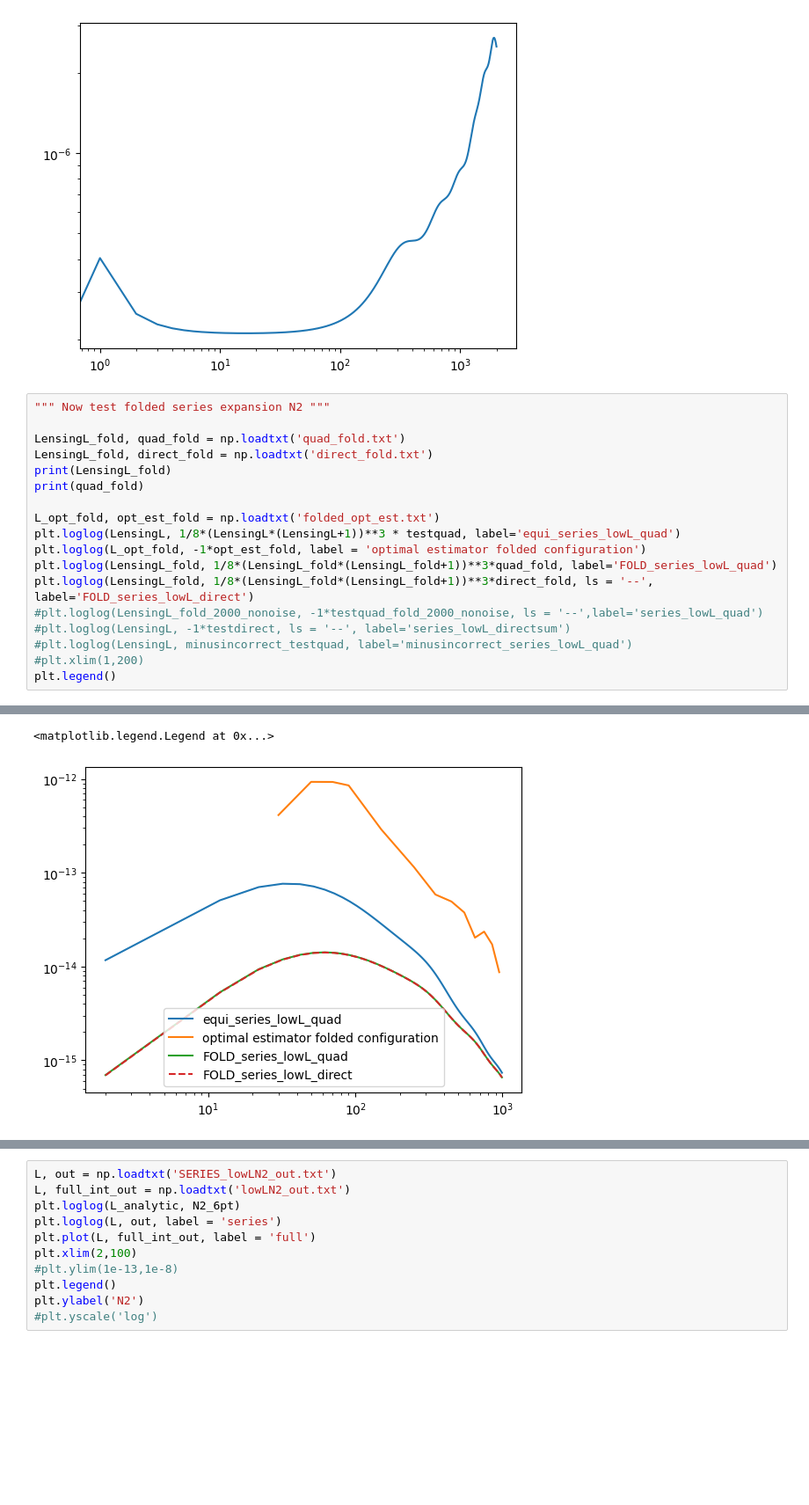
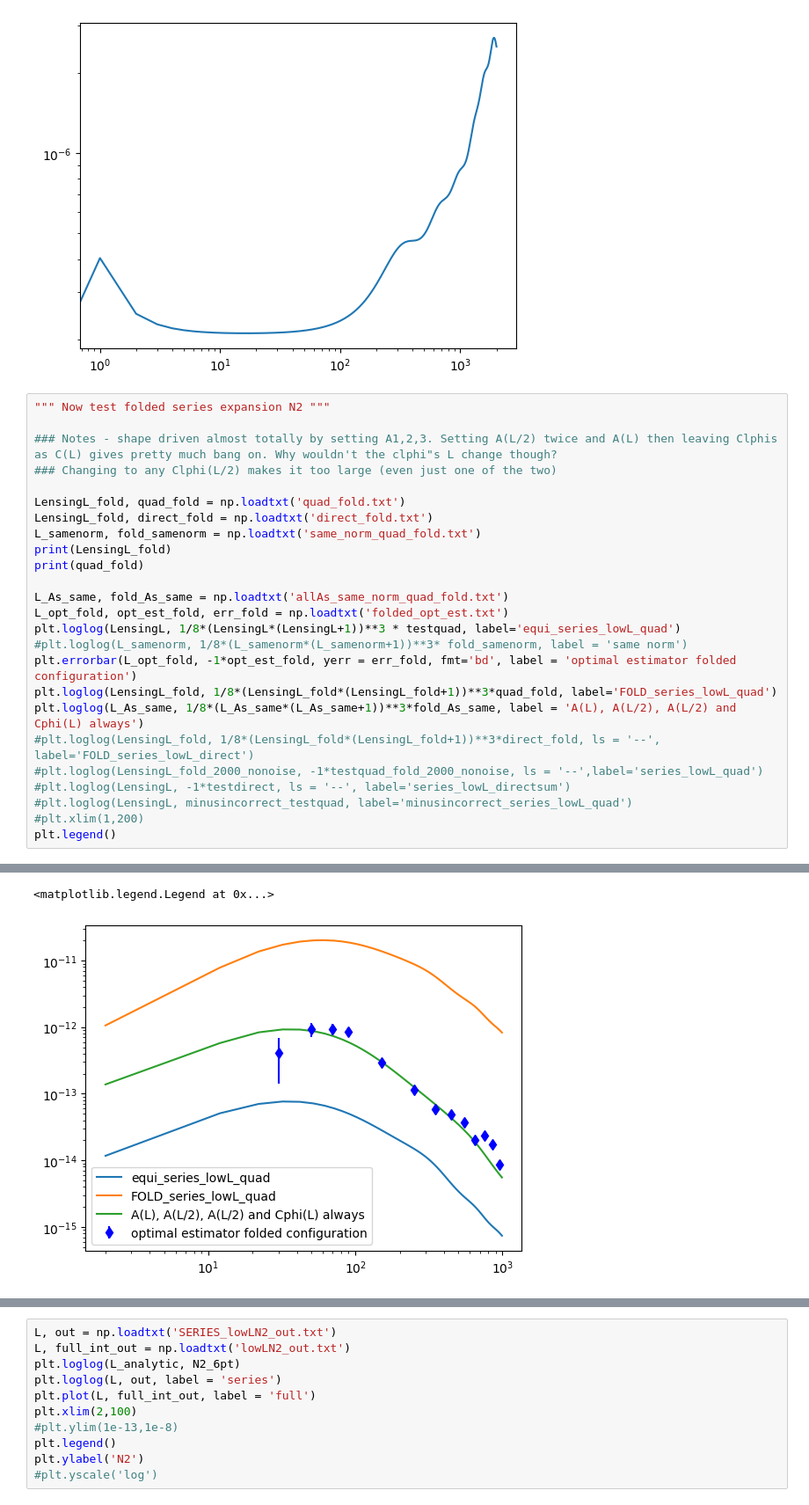
Before and after one commit to aleksandrbowkis/bispec_opt_est, a Jupyter notebook: N2_numerical/N2_tests.ipynb, the cells around one changed output, grey strips where cells are left out. Shown: that part at 88% size. Saved outputs shown, nothing was run; the diff lists cells and outputs as text; blank space fills up the shorter version.

Commit message:
diff norm fold

```diff
--- a/N2_numerical/N2_tests.ipynb
+++ b/N2_numerical/N2_tests.ipynb
@@ -132,16 +132,23 @@ plt.loglog(L_norm, Lfac_norm*norm_phi)
 # %%
 """ Now test folded series expansion N2 """
 
+### Notes - shape driven almost totally by setting A1,2,3. Setting A(L/2) twice and A(L) then leaving Clphis as C(L) gives pretty much bang on. Why wouldn't the clphi"s L change though?
+### Changing to any Clphi(L/2) makes it too large (even just one of the two)
+
 LensingL_fold, quad_fold = np.loadtxt('quad_fold.txt')
 LensingL_fold, direct_fold = np.loadtxt('direct_fold.txt')
+L_samenorm, fold_samenorm = np.loadtxt('same_norm_quad_fold.txt')
 print(LensingL_fold)
 print(quad_fold)
 
-L_opt_fold, opt_est_fold = np.loadtxt('folded_opt_est.txt')
+L_As_same, fold_As_same = np.loadtxt('allAs_same_norm_quad_fold.txt')
+L_opt_fold, opt_est_fold, err_fold = np.loadtxt('folded_opt_est.txt')
 plt.loglog(LensingL, 1/8*(LensingL*(LensingL+1))**3 * testquad, label='equi_series_lowL_quad')
-plt.loglog(L_opt_fold, -1*opt_est_fold, label = 'optimal estimator folded configuration')
+#plt.loglog(L_samenorm, 1/8*(L_samenorm*(L_samenorm+1))**3* fold_samenorm, label = 'same norm')
+plt.errorbar(L_opt_fold, -1*opt_est_fold, yerr = err_fold, fmt='bd', label = 'optimal estimator folded configuration')
 plt.loglog(LensingL_fold, 1/8*(LensingL_fold*(LensingL_fold+1))**3*quad_fold, label='FOLD_series_lowL_quad')
-plt.loglog(LensingL_fold, 1/8*(LensingL_fold*(LensingL_fold+1))**3*direct_fold, ls = '--', label='FOLD_series_lowL_direct')
+plt.loglog(L_As_same, 1/8*(L_As_same*(L_As_same+1))**3*fold_As_same, label = 'A(L), A(L/2), A(L/2) and Cphi(L) always')
+#plt.loglog(LensingL_fold, 1/8*(LensingL_fold*(LensingL_fold+1))**3*direct_fold, ls = '--', label='FOLD_series_lowL_direct')
 #plt.loglog(LensingL_fold_2000_nonoise, -1*testquad_fold_2000_nonoise, ls = '--',label='series_lowL_quad')
 #plt.loglog(LensingL, -1*testdirect, ls = '--', label='series_lowL_directsum')
 #plt.loglog(LensingL, minusincorrect_testquad, label='minusincorrect_series_lowL_quad')
@@ -168,2 +175,2 @@ plt.legend()
 <matplotlib.legend.Legend at 0x...>
-[figure, old version]
+[figure, new version]
```
Also changed, not shown: parts of 2 cells of this notebook, 14 other files.
